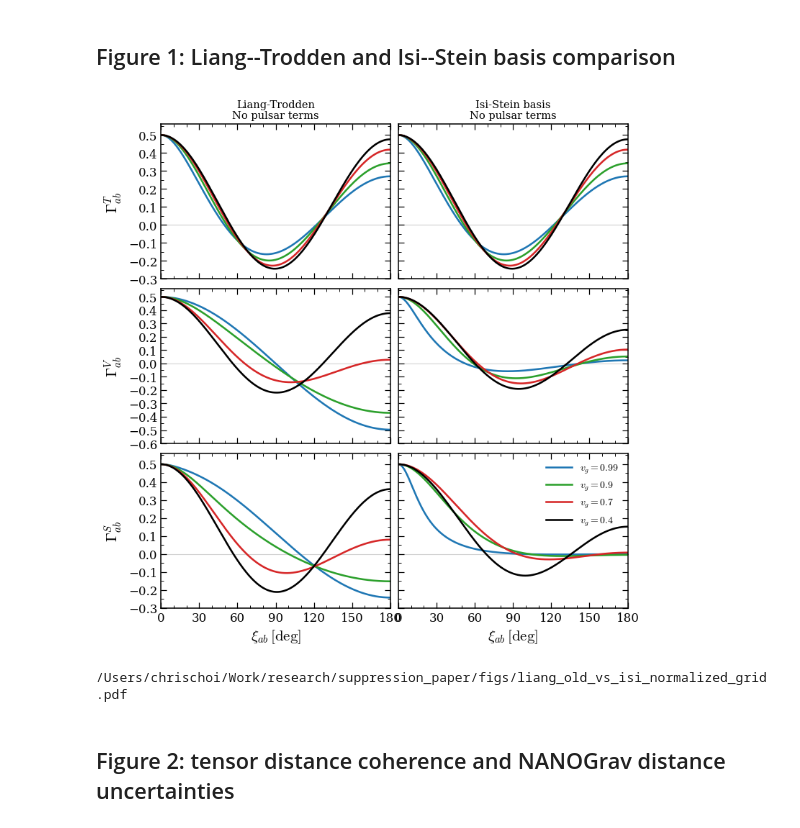
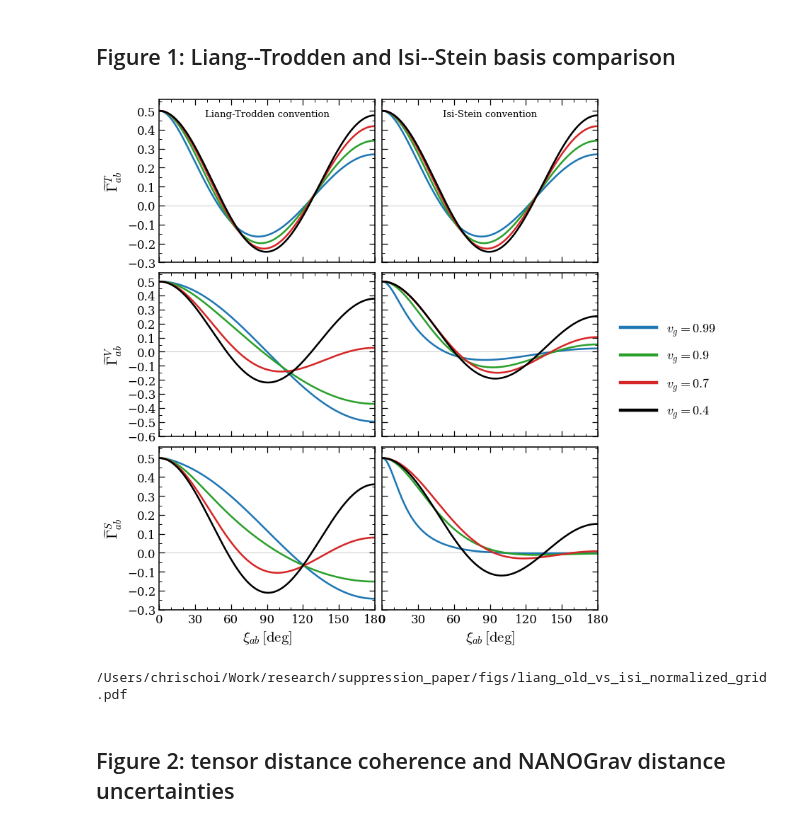
Before and after one commit to ChrisChoi314/suppression_paper, a Jupyter notebook: reproduce_all_figures.ipynb, the cells around one changed output. Drawn from its saved outputs; the diff is of its cells as text; code cells hidden in the pictures.

Commit message:
changed the first plotting cell to accurately reflect what we plot in paper

```diff
--- a/reproduce_all_figures.ipynb
+++ b/reproduce_all_figures.ipynb
@@ -920,8 +917,8 @@ vg_colors = {
 VG_VALUES = vg_values  # Used by the integral routines defined above.
 sector_labels = {"tensor": "T", "vector": "V", "scalar": "S"}
 panel_columns = (
-    ("liang_earth", "Liang-Trodden\nNo pulsar terms"),
-    ("isi_earth", "Isi-Stein basis\nNo pulsar terms"),
+    ("liang_earth", "Liang-Trodden convention"),
+    ("isi_earth", "Isi-Stein convention"),
 )
 
 # Evaluate both sets of no-pulsar-term ORFs.
@@ -942,14 +939,15 @@ earth_curves = {
     },
 }
 
+# Make the 3 x 2 paper figure explicitly in this cell.
 fig, axes = plt.subplots(
     3,
     2,
-    figsize=(7.1, 7.8),
+    figsize=(8.15, 7.8),
     sharex=True,
     gridspec_kw={"wspace": 0.035, "hspace": 0.065},
 )
-fig.subplots_adjust(left=0.082, right=0.995, bottom=0.068, top=0.93)
+fig.subplots_adjust(left=0.075, right=0.835, bottom=0.068, top=0.992)
 
 for row, sector in enumerate(sectors):
     for col, (convention, convention_label) in enumerate(panel_columns):
@@ -966,37 +964,68 @@ for row, sector in enumerate(sectors):
         ax.axhline(0.0, color="0.82", lw=0.8, zorder=0)
         ax.set_xlim(0.0, 180.0)
         ax.xaxis.set_major_locator(mticker.MultipleLocator(30.0))
         ax.xaxis.set_minor_locator(mticker.MultipleLocator(10.0))
         ax.yaxis.set_major_locator(mticker.MultipleLocator(0.1))
         ax.yaxis.set_minor_locator(mticker.MultipleLocator(0.05))
         ax.tick_params(which="major", length=5.5, width=0.9)
         ax.tick_params(which="minor", length=3.0, width=0.7)
 
         if sector == "tensor":
             ax.set_ylim(-0.3, 0.56)
         elif sector == "vector":
             ax.set_ylim(-0.6, 0.56)
         else:
             ax.set_ylim(-0.3, 0.56)
 
         if col == 1:
             ax.tick_params(axis="y", which="both", labelleft=False, labelright=False)
         if row == 0:
-            ax.set_title(convention_label, fontsize=10.5, linespacing=1.1)
+            ax.text(
+                0.5,
+                0.94,
+                convention_label,
+                transform=ax.transAxes,
+                ha="center",
+                va="top",
+                fontsize=9.5,
+                linespacing=1.05,
+                bbox={
+                    "facecolor": "white",
+                    "edgecolor": "none",
+                    "alpha": 0.88,
+                    "pad": 1.5,
+                },
+                zorder=5,
+            )
         if col == 0:
-            ax.set_ylabel(rf"$\Gamma^{{{sector_labels[sector]}}}_{{ab}}$")
+            ax.set_ylabel(
+                rf"$\widetilde{{\Gamma}}^{{{sector_labels[sector]}}}_{{ab}}$"
+            )
         if row == 2:
             ax.set_xlabel(r"$\xi_{ab}\,[{\rm deg}]$")
 
-axes[2, 1].legend(frameon=False, loc="upper right", handlelength=2.6)
+legend_handles = [
+    Line2D([0], [0], color=vg_colors[vg], lw=3.2, label=rf"$v_g={vg:g}$")
+    for vg in vg_values
+]
+fig.legend(
+    handles=legend_handles,
+    loc="center left",
+    bbox_to_anchor=(0.855, 0.5),
+    frameon=False,
+    fontsize=13.0,
+    handlelength=2.8,
+    handletextpad=0.8,
+    labelspacing=0.9,
+)
 
 output = FIG_DIR / "liang_old_vs_isi_normalized_grid.pdf"
 fig.savefig(output, bbox_inches="tight")
 plt.show()
 plt.close(fig)
 print(output)
 # %% [output]
-[figure, old version]
+[figure, new version]
 /Users/chrischoi/Work/research/suppression_paper/figs/liang_old_vs_isi_normalized_grid.pdf
 # %% [markdown]
 ## Figure 2: tensor distance coherence and NANOGrav distance uncertainties
```
Also changed, not shown: parts of 1 cell of this notebook, 8 other files.
